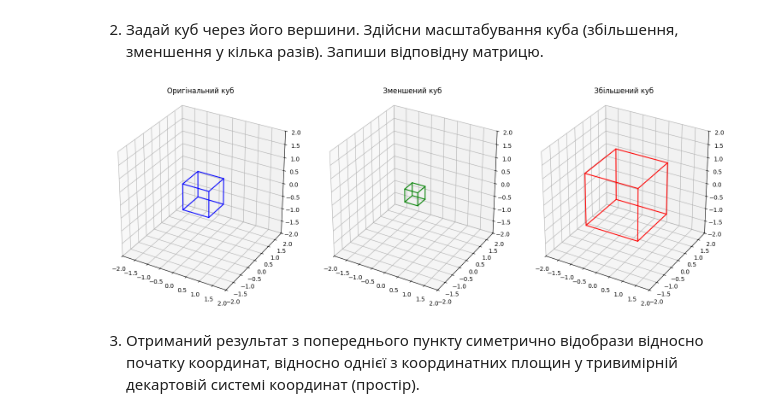
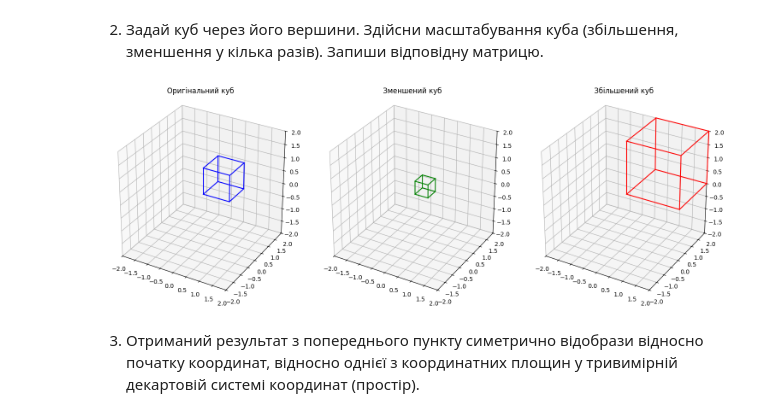
Before and after one commit to Angelina-Grbchh/Computer-Vision-Basics-Part2, a Jupyter notebook: Lab 4/lab4.ipynb, the cells around one changed output. Cells and saved outputs as stored; diff of their text form; code cells hidden in the pictures.

```diff
--- a/Lab 4/lab4.ipynb
+++ b/Lab 4/lab4.ipynb
@@ -7,13 +8,13 @@ from mpl_toolkits.mplot3d import Axes3D
 # %%
 cube_vertices = np.array([
-    [-0.5, -0.5, -0.5],
-    [-0.5, -0.5,  0.5],
-    [-0.5,  0.5, -0.5],
-    [-0.5,  0.5,  0.5],
-    [ 0.5, -0.5, -0.5],
-    [ 0.5, -0.5,  0.5],
-    [ 0.5,  0.5, -0.5],
-    [ 0.5,  0.5,  0.5]
+    [0, 0, 0],
+    [1, 0, 0],
+    [1, 1, 0],
+    [0, 1, 0],
+    [0, 0, 1],
+    [1, 0, 1],
+    [1, 1, 1],
+    [0, 1, 1]
 ])
 
 scale_down = 0.5
@@ -35,45 +36,41 @@ scaled_down_vertices = cube_vertices @ scaling_matrix_down.T
 scaled_up_vertices = cube_vertices @ scaling_matrix_up.T
 
 edges = [
-    (0,1), (0,2), (0,4),
-    (1,3), (1,5),
-    (2,3), (2,6),
-    (3,7),
-    (4,5), (4,6),
-    (5,7),
-    (6,7)
+    [0, 1], [1, 2], [2, 3], [3, 0],
+    [4, 5], [5, 6], [6, 7], [7, 4],
+    [0, 4], [1, 5], [2, 6], [3, 7]
 ]
 
 fig = plt.figure(figsize=(15, 5))
 
 def draw_cube(ax, vertices, color, title):
     for edge in edges:
         ax.plot(
             [vertices[edge[0]][0], vertices[edge[1]][0]],
             [vertices[edge[0]][1], vertices[edge[1]][1]],
             [vertices[edge[0]][2], vertices[edge[1]][2]],
             color
         )
     ax.set_title(title)
     ax.set_box_aspect([1,1,1])
     ax.set_xlim([-2, 2])
     ax.set_ylim([-2, 2])
     ax.set_zlim([-2, 2])
 
 
 ax1 = fig.add_subplot(131, projection='3d')
 draw_cube(ax1, cube_vertices, 'b', "Оригінальний куб")
 
 ax2 = fig.add_subplot(132, projection='3d')
 draw_cube(ax2, scaled_down_vertices, 'g', "Зменшений куб")
 
 ax3 = fig.add_subplot(133, projection='3d')
 draw_cube(ax3, scaled_up_vertices, 'r', "Збільшений куб")
 
 plt.tight_layout()
 plt.show()
 # %% [output]
-[figure, old version]
+[figure, new version]
 # %% [markdown]
 3. Отриманий результат з попереднього пункту симетрично відобрази
 відносно початку координат, відносно однієї з координатних площин у
```
Also changed, not shown: parts of 14 cells of this notebook.
